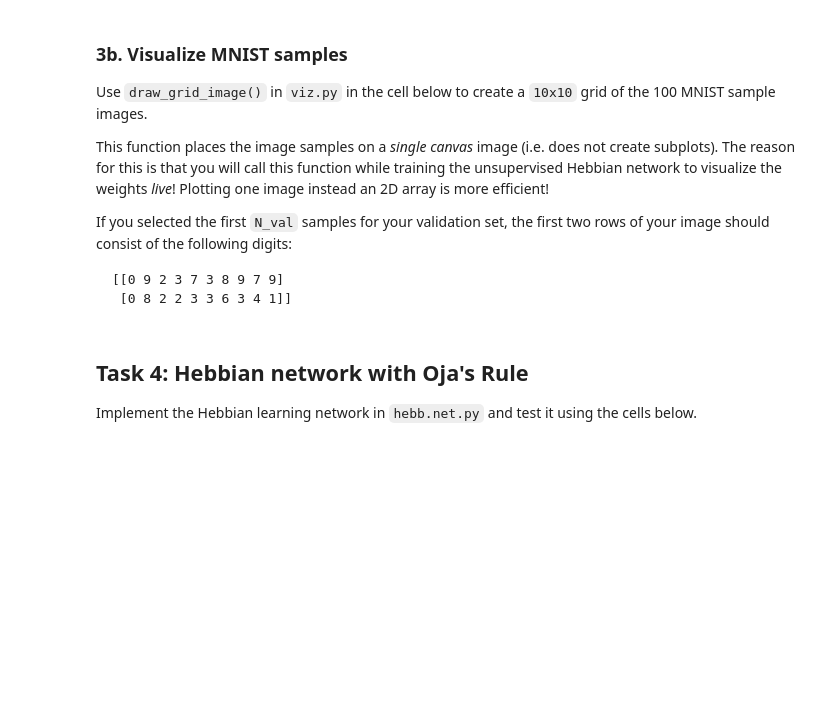
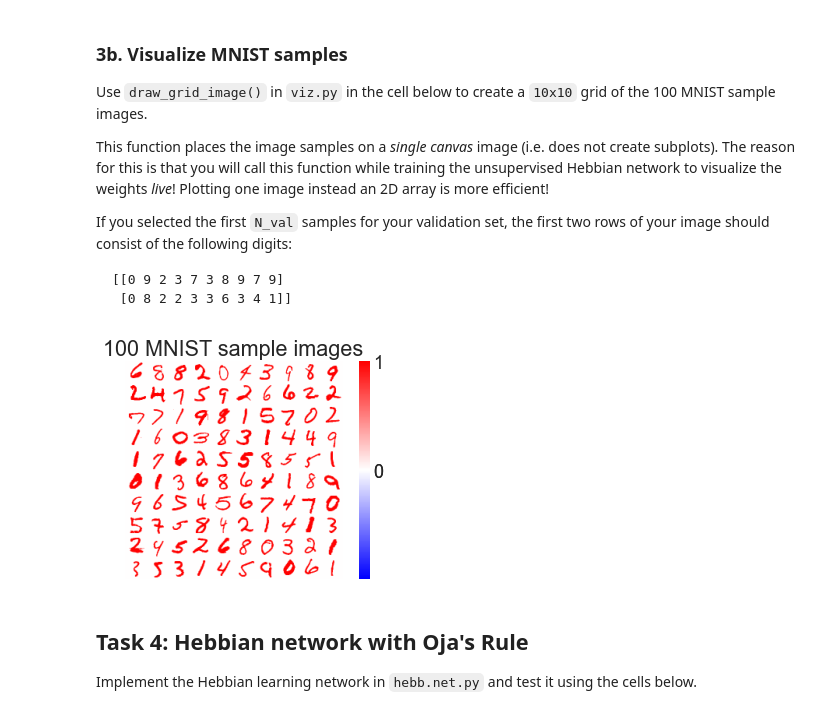
Before and after one commit to mqwen24/CS443_Projects, a Jupyter notebook: p1hebb/competitive_hebb.ipynb, the cells around one changed output. Drawn from its saved outputs; the diff is of its cells as text; code cells hidden in the pictures; blank space fills up the shorter version.

````diff
--- a/p1hebb/competitive_hebb.ipynb
+++ b/p1hebb/competitive_hebb.ipynb
@@ -80,6 +98,10 @@ If you selected the first `N_val` samples for your validation set, the first two
 ```
 # %%
 from viz import draw_grid_image
+# %%
+draw_grid_image(x=x_val, n_cols=10, n_rows=10, sample_dims=(28, 28, 1), title='100 MNIST sample images')
+# %% [output]
+[figure, added]
 # %% [markdown]
 ## Task 4: Hebbian network with Oja's Rule
 
````
Also changed, not shown: parts of 2 cells of this notebook, 3 other files.
